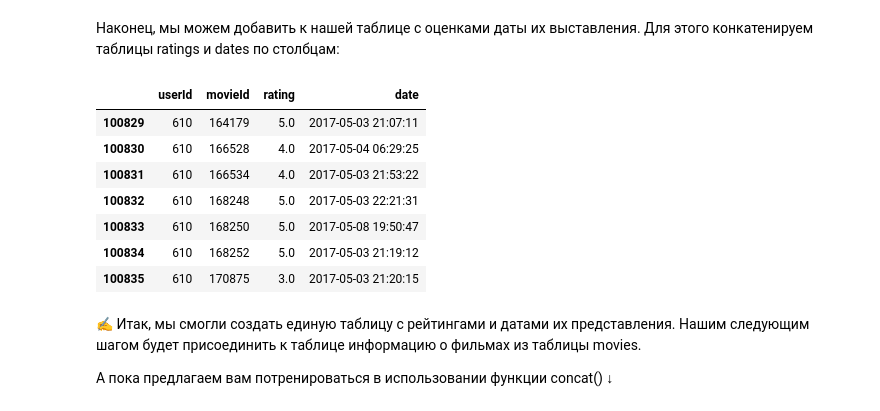
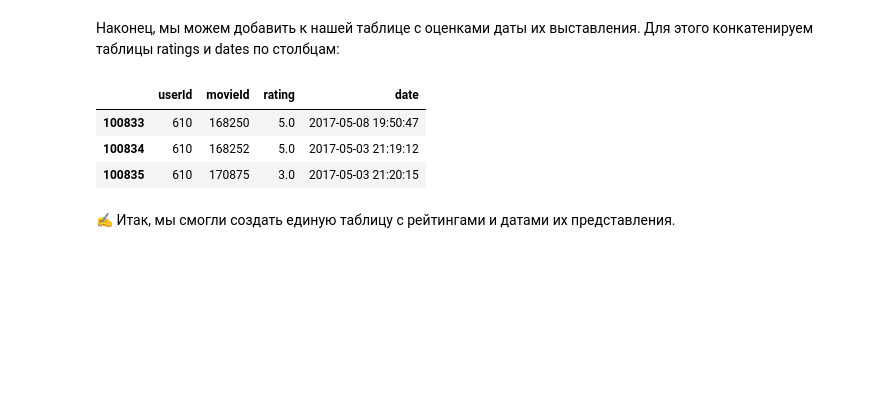
Before and after one commit to Deemetr5/ds_v3, a Jupyter notebook: PY_12_Продвинутые методы работы с данными в Pandas/movies_class.ipynb, the cells around one changed output. Saved outputs shown, nothing was run; the diff lists cells and outputs as text; code cells hidden in the pictures; blank space fills up the shorter version.

Commit message:
edit movies

```diff
--- a/PY_12_Продвинутые методы работы с данными в Pandas/movies_class.ipynb
+++ b/PY_12_Продвинутые методы работы с данными в Pandas/movies_class.ipynb
@@ -288,17 +289,11 @@ print('Число строк в таблице ratings: ', ratings.shape[0])
 Наконец, мы можем добавить к нашей таблице с оценками даты их выставления. Для этого конкатенируем таблицы ratings и dates по столбцам:
 # %%
 ratings_dates = pd.concat([ratings, dates], axis=1)
-display(ratings_dates.tail(7))
+display(ratings_dates.tail(3))
 # %% [output]
 |  | userId | movieId | rating | date |
-| 100829 | 610 | 164179 | 5.0 | 2017-05-03 21:07:11 |
-| 100830 | 610 | 166528 | 4.0 | 2017-05-04 06:29:25 |
-| 100831 | 610 | 166534 | 4.0 | 2017-05-03 21:53:22 |
-| 100832 | 610 | 168248 | 5.0 | 2017-05-03 22:21:31 |
 | 100833 | 610 | 168250 | 5.0 | 2017-05-08 19:50:47 |
 | 100834 | 610 | 168252 | 5.0 | 2017-05-03 21:19:12 |
 | 100835 | 610 | 170875 | 3.0 | 2017-05-03 21:20:15 |
 # %% [markdown]
-✍ Итак, мы смогли создать единую таблицу с рейтингами и датами их представления. Нашим следующим шагом будет присоединить к таблице информацию о фильмах из таблицы movies.
-
-А пока предлагаем вам потренироваться в использовании функции concat() ↓
+✍ Итак, мы смогли создать единую таблицу с рейтингами и датами их представления.
```
Also changed, not shown: parts of 7 cells of this notebook.
